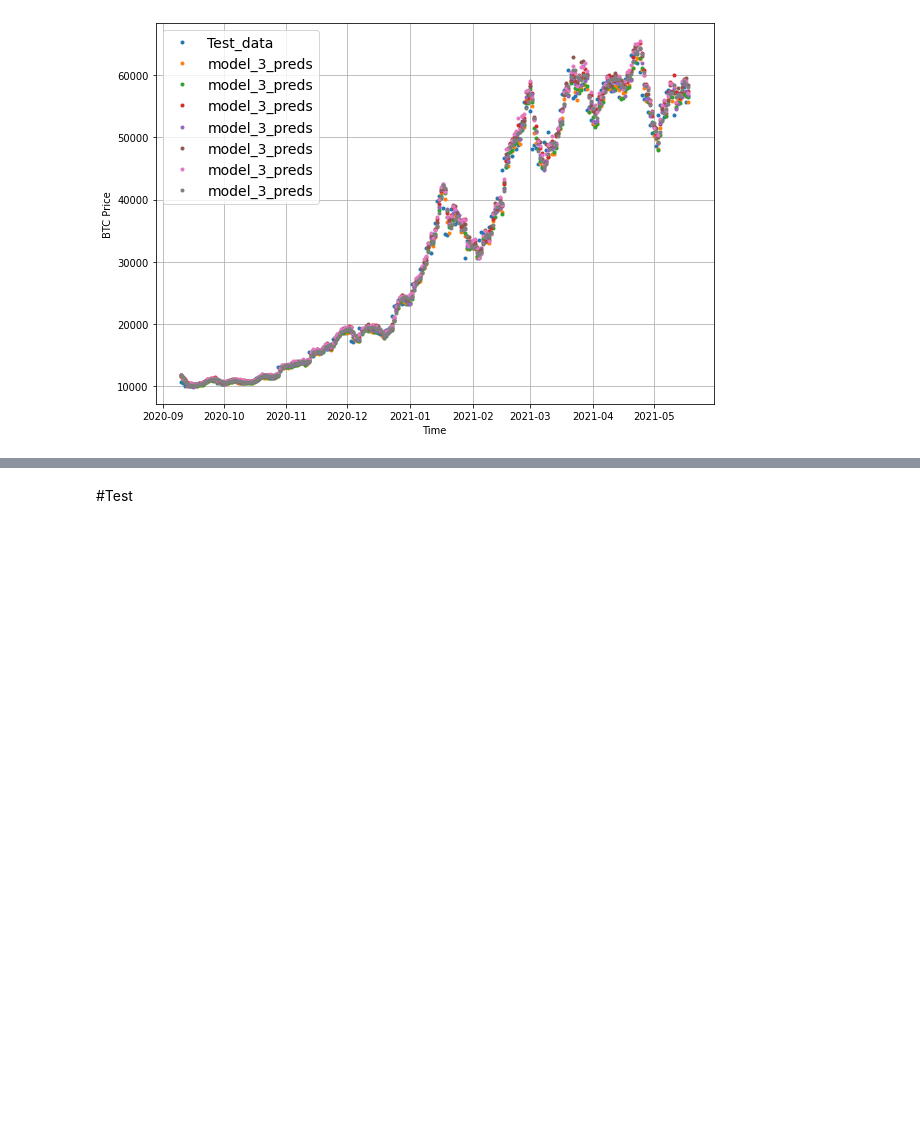
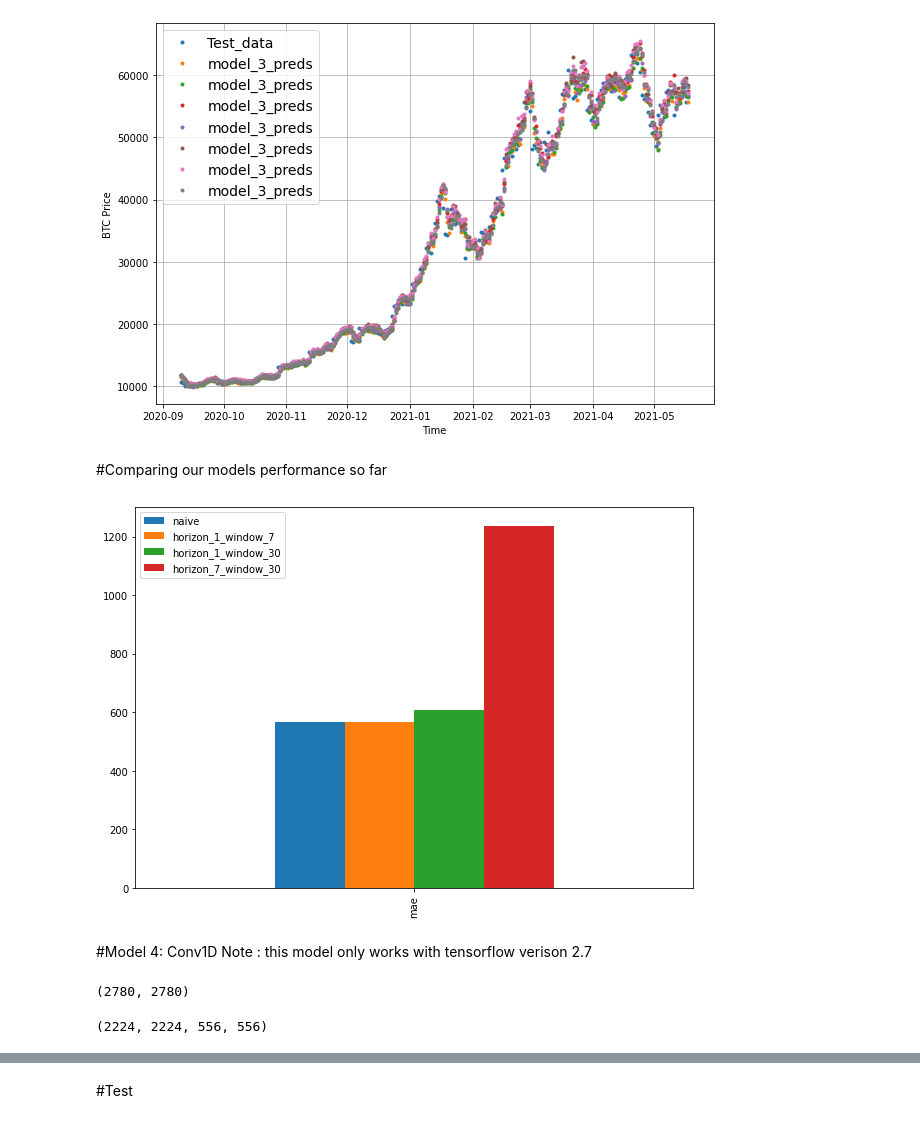
Before and after one commit to ParsaSinichi/Tensorflow_DL, a Jupyter notebook: Time_series_forecasting_.ipynb, the cells around one changed output, grey strips where cells are left out. Drawn from its saved outputs; the diff is of its cells as text; code cells hidden in the pictures; blank space fills up the shorter version.

Commit message:
model 4 with Conv1D layers

```diff
--- a/Time_series_forecasting_.ipynb
+++ b/Time_series_forecasting_.ipynb
@@ -806,3 +806,16 @@ plot_time_series(timesteps=X_test[-len(test_windows):], values=test_labels[:, 0]
 plot_time_series(timesteps=X_test[-len(test_windows):], values=model_3_preds, start=offset, label="model_3_preds")
 # %% [output]
 [figure]
+# %% [markdown]
+#Comparing our models performance so far
+# %%
+import pandas as pd
+pd.DataFrame({"naive": naive_results["mae"],
+              "horizon_1_window_7": model1_results["mae"],
+              "horizon_1_window_30": model_2_results["mae"],
+              "horizon_7_window_30": model_3_results["mae"]}, index=["mae"]).plot(figsize=(10, 7), kind="bar");
+# %% [output]
+[figure, added]
+# %% [markdown]
+#Model 4: Conv1D
+Note : this model only works with tensorflow verison 2.7
@@ -808,0 +827,12 @@ plot_time_series(timesteps=X_test[-len(test_windows):], values=model_3_preds, st
+# %%
+# Create windowed data
+full_windows, full_labels = make_windows(prices, window_size=WINDOW_SIZE, horizon=HORIZON)
+len(full_windows), len(full_labels)
+# %% [output]
+(2780, 2780)
+# %%
+# Create train/test sets
+train_windows, test_windows, train_labels, test_labels = make_train_test_splits(full_windows, full_labels)
+len(train_windows), len(train_labels), len(test_windows), len(test_labels)
+# %% [output]
+(2224, 2224, 556, 556)
```
Also changed, not shown: parts of 41 cells of this notebook.
